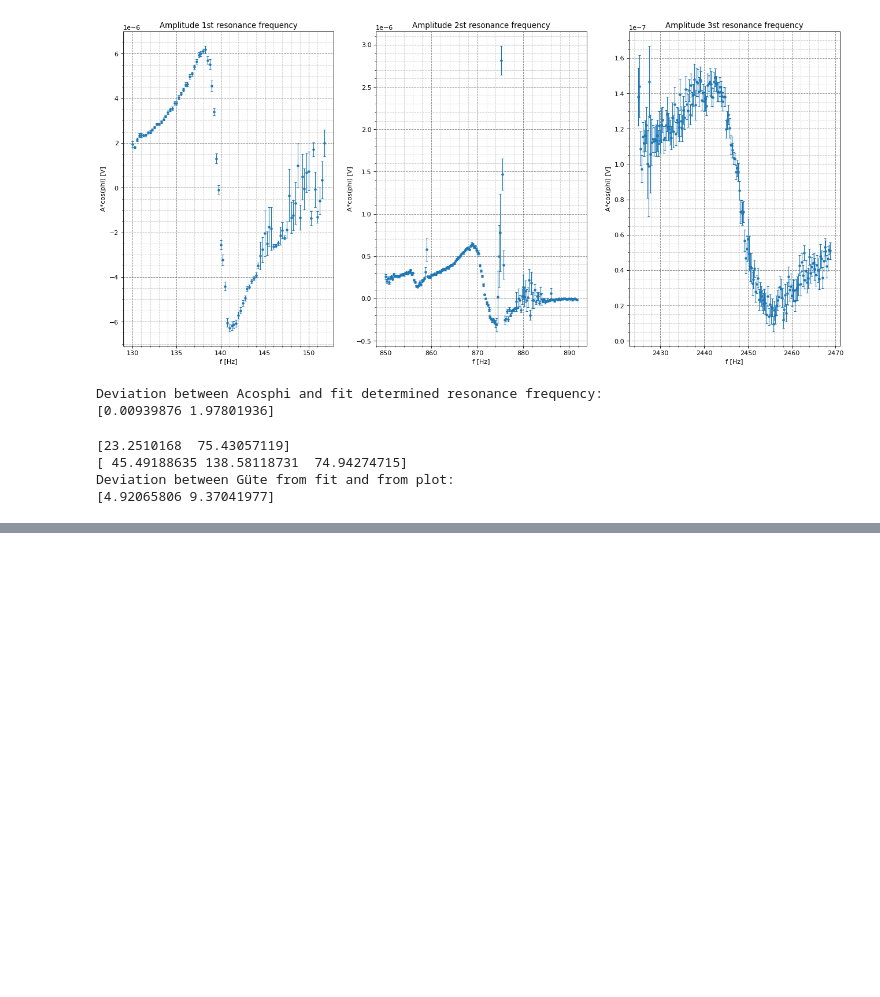
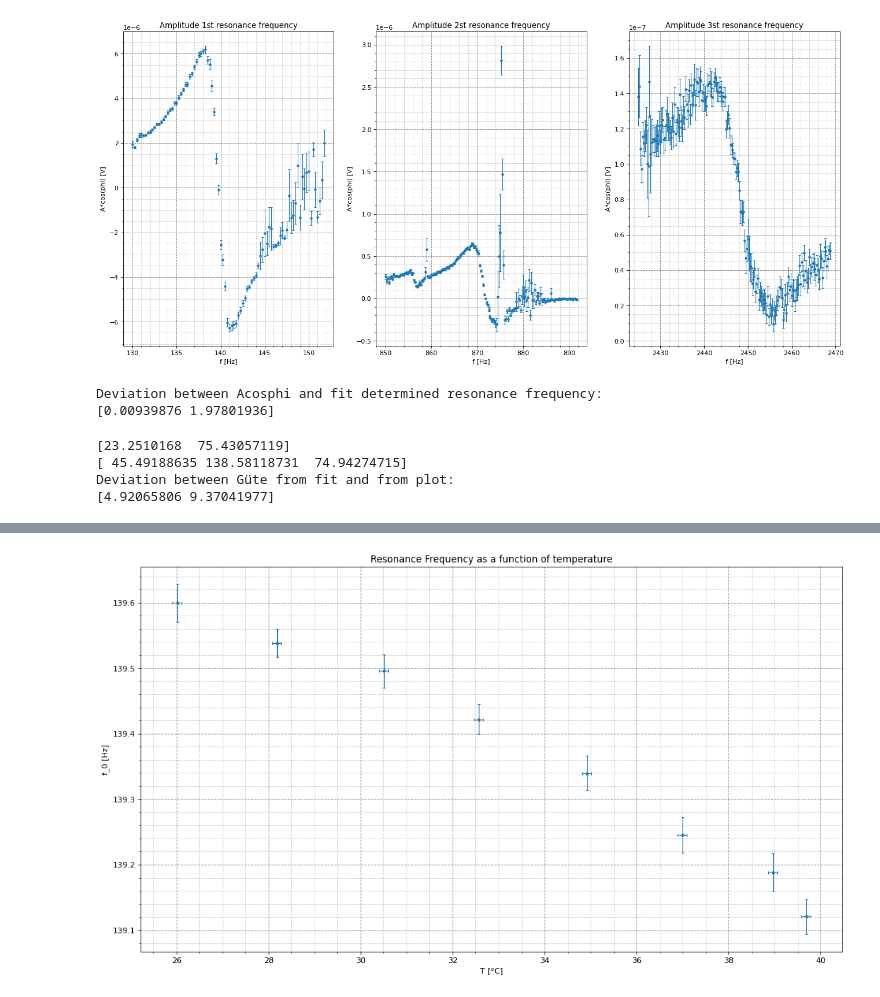
Before and after one commit to fexfl/FP, a Jupyter notebook: F75/F75 Auswertung.ipynb, the cells around one changed output, grey strips where cells are left out. Cells and saved outputs as stored; diff of their text form; code cells hidden in the pictures; blank space fills up the shorter version.

```diff
--- a/F75/F75 Auswertung.ipynb
+++ b/F75/F75 Auswertung.ipynb
@@ -218,0 +221,12 @@ FileExistsError: [Errno 17] File exists: 'tempResFreq.txt'
+# %%
+plt.figure(figsize=(16, 9), dpi=80)
+plt.errorbar(temp_array[:8],t_res_freq[:8],xerr=temp_array_err[:8], yerr = t_res_freq_err[:8], linestyle='None', marker = ".", capsize = 2, elinewidth=1)
+plt.xlabel('T [°C]')
+plt.ylabel('f_0 [Hz]')
+plt.title('Resonance Frequency as a function of temperature')
+#plt.yscale('log')
+plt.grid(b=True, which='major', color='#666666', linestyle='--', alpha = 0.8)
+plt.grid(b=True, which='minor', color='#666666', linestyle='--', alpha = 0.3)
+plt.minorticks_on()
+# %% [output]
+[figure, added]
```
Also changed, not shown: parts of 12 cells of this notebook, 2 other files.
